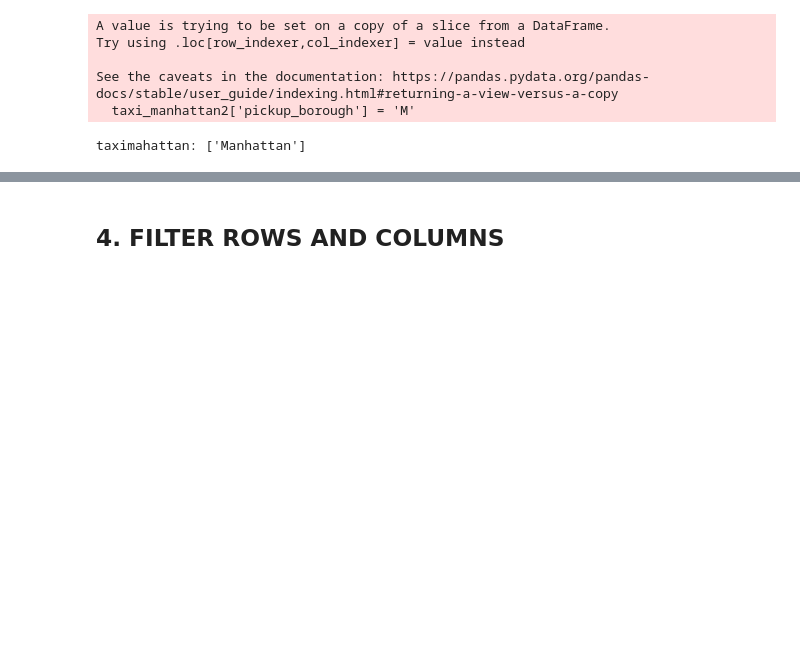
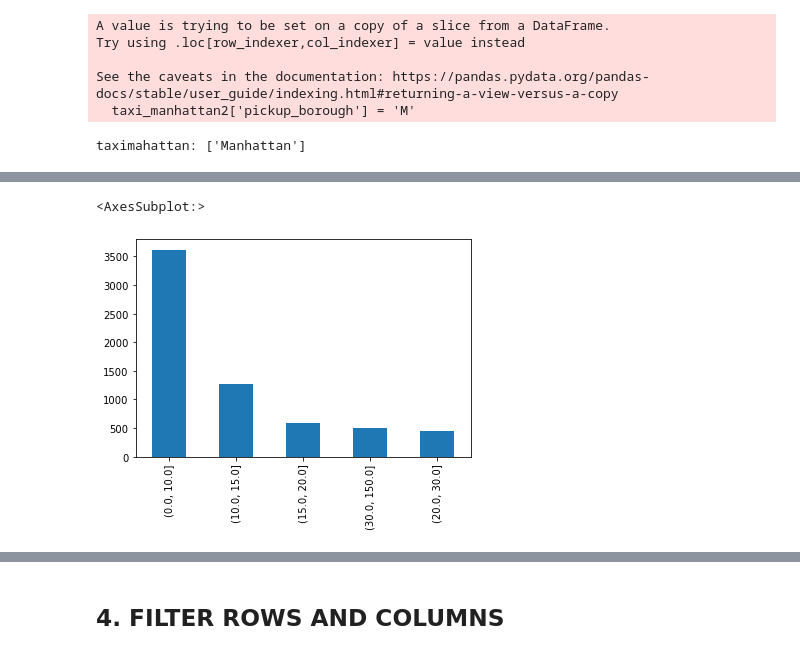
Before and after one commit to massardier/visualizations_python, a Jupyter notebook: pandas_manipulations.ipynb, the cells around one changed output, grey strips where cells are left out. Saved outputs shown, nothing was run; the diff lists cells and outputs as text; code cells hidden in the pictures; blank space fills up the shorter version.

```diff
--- a/pandas_manipulations.ipynb
+++ b/pandas_manipulations.ipynb
@@ -281,0 +304,9 @@ taximahattan: ['Manhattan']
+# %%
+# create bins with intervals manually defined
+my_bins = pd.IntervalIndex.from_tuples([(0,10),(10,15),(15, 20), (20, 30), (30,taxis.fare.max())])
+
+# split the values in the column fare using my custom intervals
+pd.cut(taxis.fare,my_bins).value_counts().plot.bar()
+# %% [output]
+<AxesSubplot:>
+[figure, added]
```
Also changed, not shown: parts of 5 cells of this notebook.
